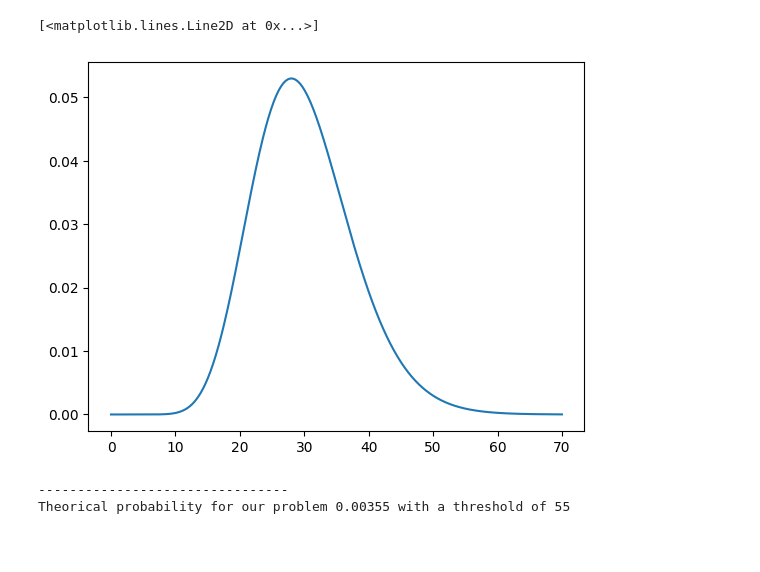
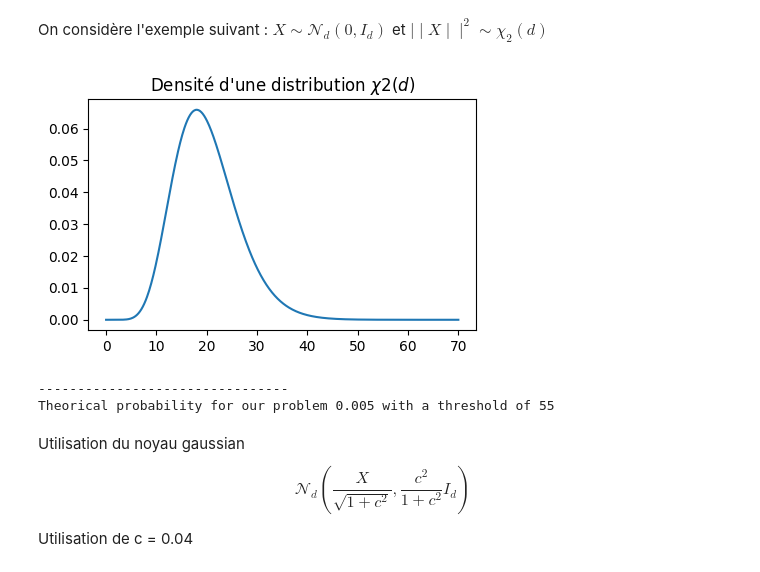
Before and after one commit to imn167/VAE_SS, a Jupyter notebook: SS_VAE.ipynb, the cells around one changed output. Saved outputs shown, nothing was run; the diff lists cells and outputs as text; code cells hidden in the pictures; blank space fills up the shorter version.

```diff
--- a/SS_VAE.ipynb
+++ b/SS_VAE.ipynb
@@ -11,18 +11,26 @@ def phi(X):
 #testing the Chi2(d) exemple with the vae.
 ########################## VAE capting the distribution #############
 N = 1000
-d = 30
+d = 20
 Z = np.random.normal(size = (N,d))
+# %% [markdown]
+On considère l'exemple suivant :
+$X \sim \mathcal {N}_d(0, I_d)$ et $\mid \mid X \mid \mid^2 \sim \chi_2(d)$
 # %%
+plt.figure(figsize= (5,3))
 xx = np.linspace(0,70, 500)
-plt.plot(xx, sp.chi2.pdf(xx, 30))
+plt.plot(xx, sp.chi2.pdf(xx, d));
+plt.title(r"Densité d'une distribution $\chi2(d)$");
 # %% [output]
-[<matplotlib.lines.Line2D at 0x...>]
-[figure, old version]
+[figure, new version]
 # %%
 print('--------------------------------')
-print(f"Theorical probability for our problem {np.round(1-sp.chi2.cdf(55,d), 5)} with a threshold of 55")
+print(f"Theorical probability for our problem {np.round(1-sp.chi2.cdf(40,d), 5)} with a threshold of 55")
 # %% [output]
 --------------------------------
-Theorical probability for our problem 0.00355 with a threshold of 55
+Theorical probability for our problem 0.005 with a threshold of 55
+# %% [markdown]
+Utilisation du noyau gaussian $$ \mathcal{N}_d(\frac{X}{\sqrt{1+c^2}}, \frac{c^2}{1+c^2} I_d) $$
+
+Utilisation de c = 0.04
 # %%
```
Also changed, not shown: parts of 13 cells of this notebook, 4 other files.
